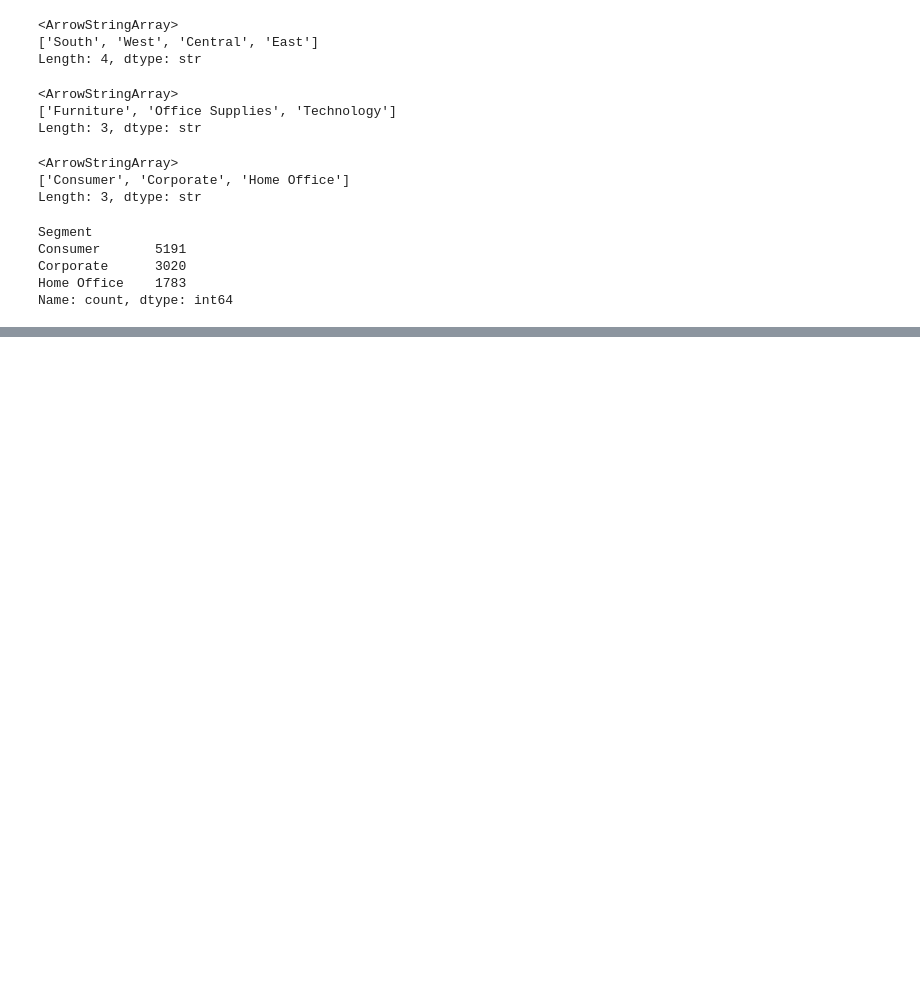
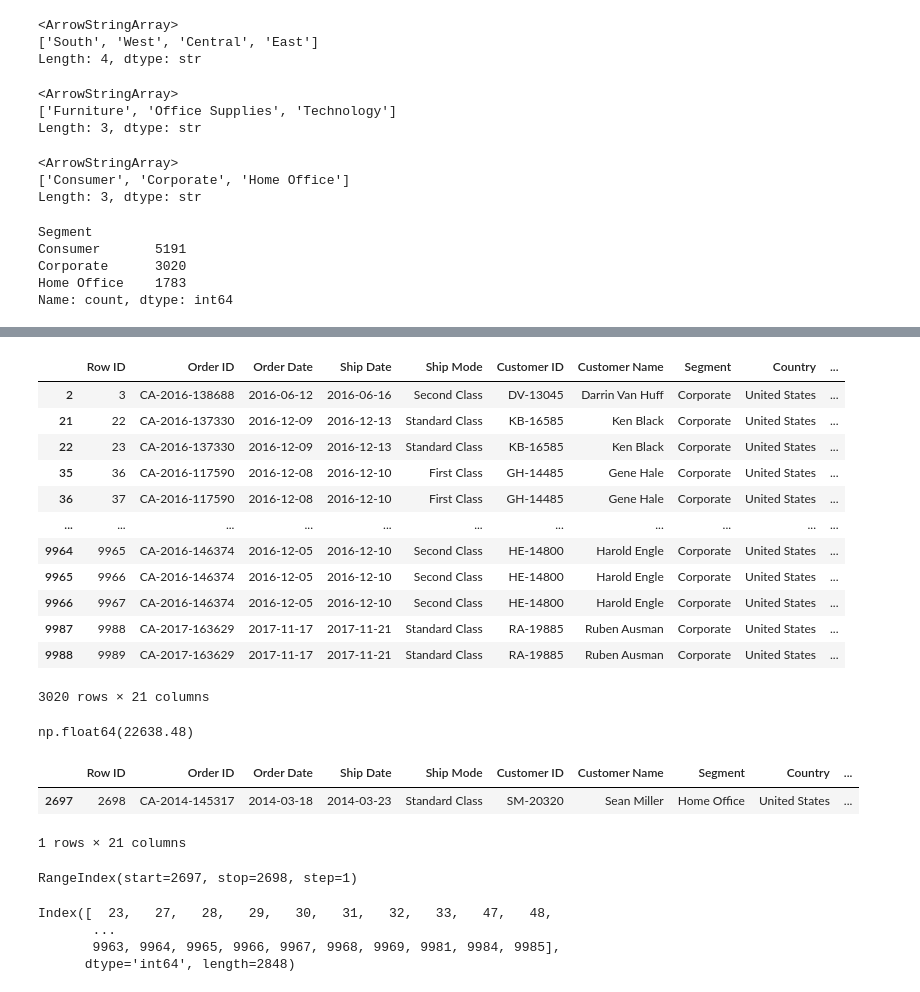
Before and after one commit to grishmamanchekar17-web/Python, a Jupyter notebook: Practice.ipynb, the cells around one changed output, grey strips where cells are left out. Drawn from its saved outputs; the diff is of its cells as text; code cells hidden in the pictures; blank space fills up the shorter version.

```diff
--- a/Practice.ipynb
+++ b/Practice.ipynb
@@ -2005,0 +2057,38 @@ Name: count, dtype: int64
+# %%
+DF_Segment=df[(df["Segment"]=="Corporate")]
+DF_Segment
+# %% [output]
+|  | Row ID | Order ID | Order Date | Ship Date | Ship Mode | Customer ID | Customer Name | Segment | Country | ... |
+| 2 | 3 | CA-2016-138688 | 2016-06-12 | 2016-06-16 | Second Class | DV-13045 | Darrin Van Huff | Corporate | United States | ... |
+| 21 | 22 | CA-2016-137330 | 2016-12-09 | 2016-12-13 | Standard Class | KB-16585 | Ken Black | Corporate | United States | ... |
+| 22 | 23 | CA-2016-137330 | 2016-12-09 | 2016-12-13 | Standard Class | KB-16585 | Ken Black | Corporate | United States | ... |
+| 35 | 36 | CA-2016-117590 | 2016-12-08 | 2016-12-10 | First Class | GH-14485 | Gene Hale | Corporate | United States | ... |
+| 36 | 37 | CA-2016-117590 | 2016-12-08 | 2016-12-10 | First Class | GH-14485 | Gene Hale | Corporate | United States | ... |
+| ... | ... | ... | ... | ... | ... | ... | ... | ... | ... | ... |
+| 9964 | 9965 | CA-2016-146374 | 2016-12-05 | 2016-12-10 | Second Class | HE-14800 | Harold Engle | Corporate | United States | ... |
+| 9965 | 9966 | CA-2016-146374 | 2016-12-05 | 2016-12-10 | Second Class | HE-14800 | Harold Engle | Corporate | United States | ... |
+| 9966 | 9967 | CA-2016-146374 | 2016-12-05 | 2016-12-10 | Second Class | HE-14800 | Harold Engle | Corporate | United States | ... |
+| 9987 | 9988 | CA-2017-163629 | 2017-11-17 | 2017-11-21 | Standard Class | RA-19885 | Ruben Ausman | Corporate | United States | ... |
+| 9988 | 9989 | CA-2017-163629 | 2017-11-17 | 2017-11-21 | Standard Class | RA-19885 | Ruben Ausman | Corporate | United States | ... |
+3020 rows × 21 columns
+# %%
+df["Sales"].max()
+# %% [output]
+np.float64(22638.48)
+# %%
+df[df["Sales"]==df["Sales"].max()]
+# %% [output]
+|  | Row ID | Order ID | Order Date | Ship Date | Ship Mode | Customer ID | Customer Name | Segment | Country | ... |
+| 2697 | 2698 | CA-2014-145317 | 2014-03-18 | 2014-03-23 | Standard Class | SM-20320 | Sean Miller | Home Office | United States | ... |
+1 rows × 21 columns
+# %%
+df[df["Sales"]==df["Sales"].max()].index
+# %% [output]
+RangeIndex(start=2697, stop=2698, step=1)
+# %%
+df[df["Region"]=="East"].index
+# %% [output]
+Index([  23,   27,   28,   29,   30,   31,   32,   33,   47,   48,
+       ...
+       9963, 9964, 9965, 9966, 9967, 9968, 9969, 9981, 9984, 9985],
+      dtype='int64', length=2848)
```
Also changed, not shown: parts of 11 cells of this notebook.
